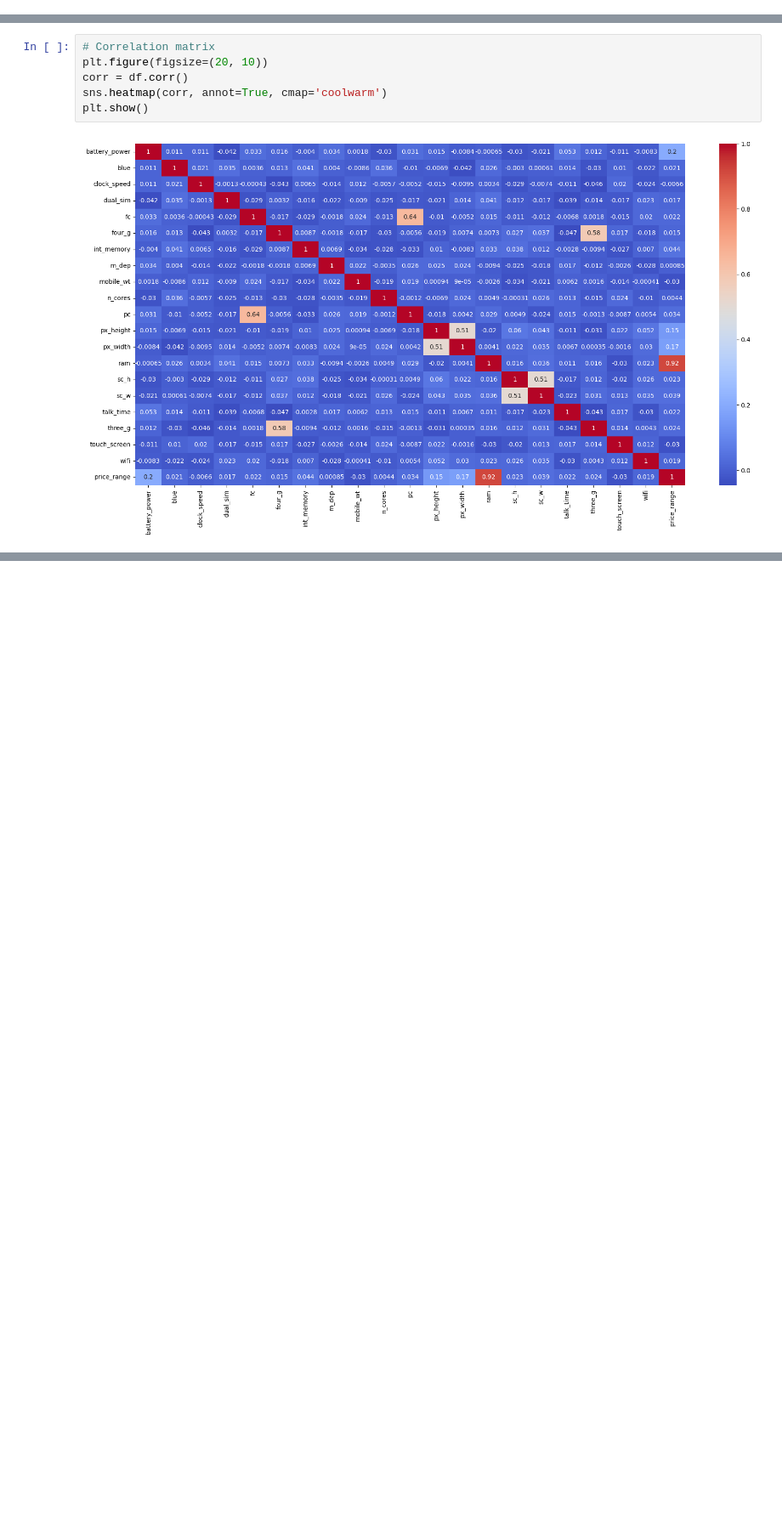
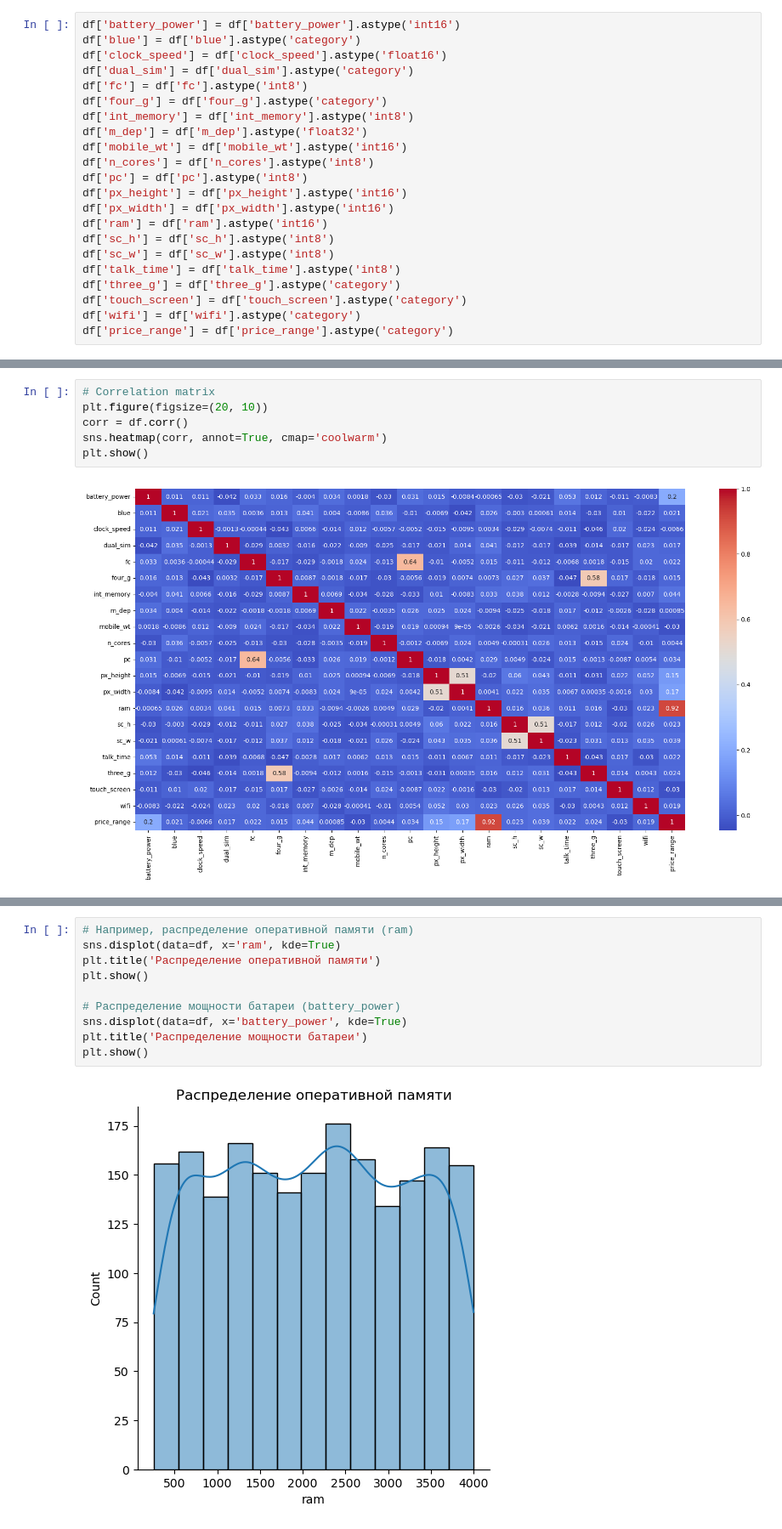
Before and after one commit to KozlovIA/IIS_LR1, a Jupyter notebook: eda/eda.ipynb, the cells around one changed output, grey strips where cells are left out. Shown at 85% size. Saved outputs shown, nothing was run; the diff lists cells and outputs as text; blank space fills up the shorter version.

```diff
--- a/eda/eda.ipynb
+++ b/eda/eda.ipynb
@@ -62,0 +108,22 @@ plt.show()
+# %%
+df['battery_power'] = df['battery_power'].astype('int16')
+df['blue'] = df['blue'].astype('category')
+df['clock_speed'] = df['clock_speed'].astype('float16')
+df['dual_sim'] = df['dual_sim'].astype('category')
+df['fc'] = df['fc'].astype('int8')
+df['four_g'] = df['four_g'].astype('category')
+df['int_memory'] = df['int_memory'].astype('int8')
+df['m_dep'] = df['m_dep'].astype('float32')
+df['mobile_wt'] = df['mobile_wt'].astype('int16')
+df['n_cores'] = df['n_cores'].astype('int8')
+df['pc'] = df['pc'].astype('int8')
+df['px_height'] = df['px_height'].astype('int16')
+df['px_width'] = df['px_width'].astype('int16')
+df['ram'] = df['ram'].astype('int16')
+df['sc_h'] = df['sc_h'].astype('int8')
+df['sc_w'] = df['sc_w'].astype('int8')
+df['talk_time'] = df['talk_time'].astype('int8')
+df['three_g'] = df['three_g'].astype('category')
+df['touch_screen'] = df['touch_screen'].astype('category')
+df['wifi'] = df['wifi'].astype('category')
+df['price_range'] = df['price_range'].astype('category')
@@ -131,0 +201,12 @@ show(layout)
+# %%
+# Например, распределение оперативной памяти (ram)
+sns.displot(data=df, x='ram', kde=True)
+plt.title('Распределение оперативной памяти')
+plt.show()
+
+# Распределение мощности батареи (battery_power)
+sns.displot(data=df, x='battery_power', kde=True)
+plt.title('Распределение мощности батареи')
+plt.show()
+# %% [output]
+[figure, added]
```
Also changed, not shown: parts of 26 cells of this notebook, 10 other files.
